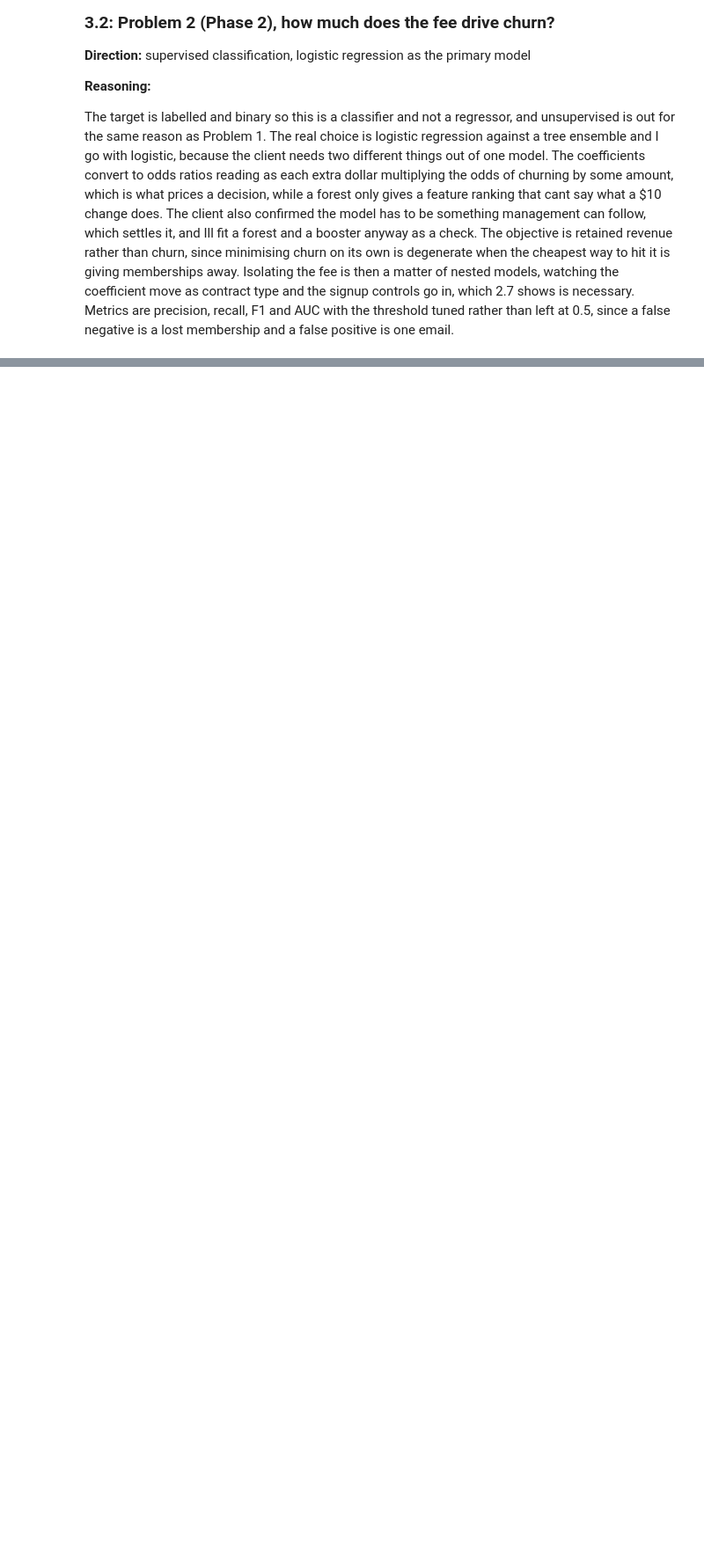
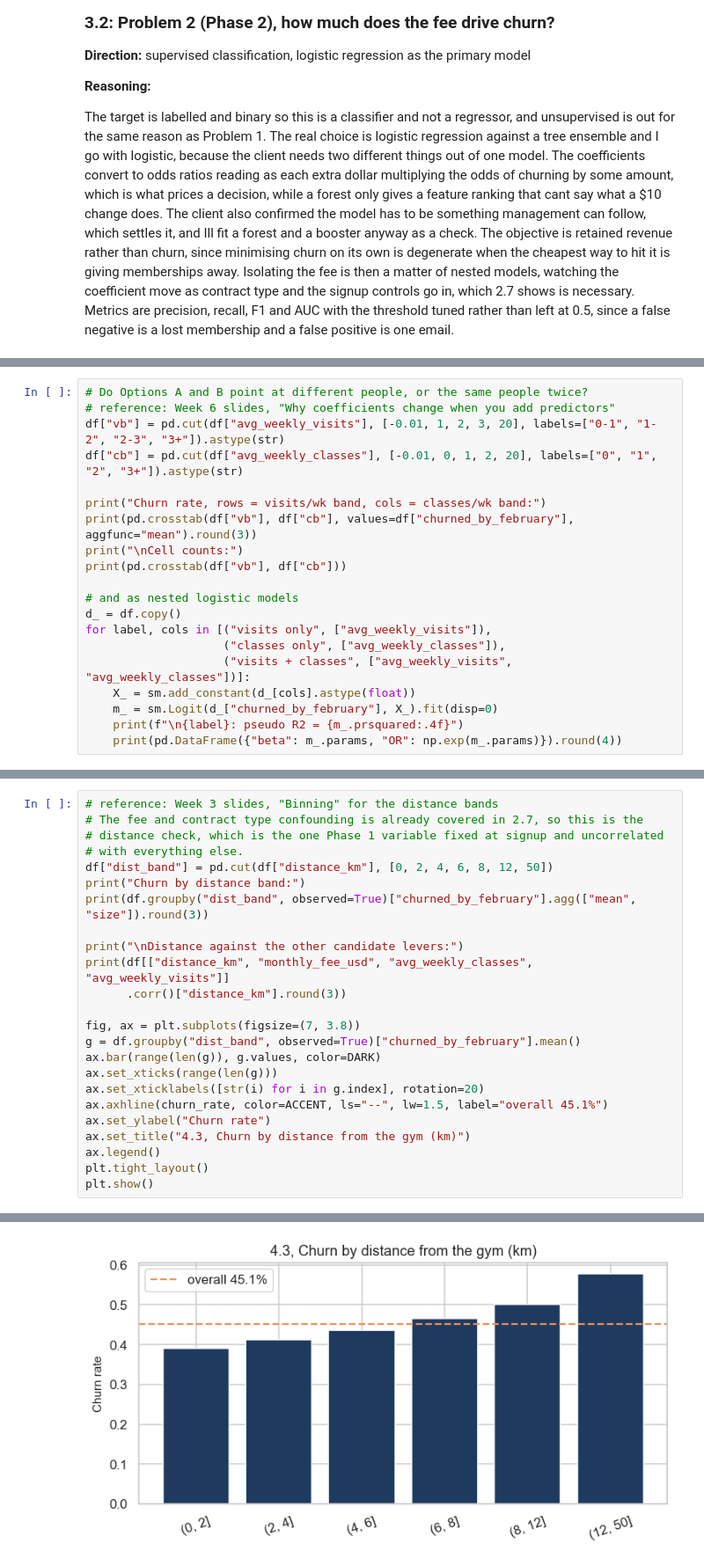
Before and after one commit to derekchengg/IAT461-Final-Assignment, a Jupyter notebook: IAT461_Final_DerekCheng_dca130.ipynb, the cells around one changed output, grey strips where cells are left out. Shown at 88% size. Cells and saved outputs as stored; diff of their text form; blank space fills up the shorter version.

```diff
--- a/IAT461_Final_DerekCheng_dca130.ipynb
+++ b/IAT461_Final_DerekCheng_dca130.ipynb
@@ -634,0 +771,20 @@ The target is labelled and binary so this is a classifier and not a regressor, a
+# %%
+# Do Options A and B point at different people, or the same people twice?
+# reference: Week 6 slides, "Why coefficients change when you add predictors"
+df["vb"] = pd.cut(df["avg_weekly_visits"], [-0.01, 1, 2, 3, 20], labels=["0-1", "1-2", "2-3", "3+"]).astype(str)
+df["cb"] = pd.cut(df["avg_weekly_classes"], [-0.01, 0, 1, 2, 20], labels=["0", "1", "2", "3+"]).astype(str)
+
+print("Churn rate, rows = visits/wk band, cols = classes/wk band:")
+print(pd.crosstab(df["vb"], df["cb"], values=df["churned_by_february"], aggfunc="mean").round(3))
+print("\nCell counts:")
+print(pd.crosstab(df["vb"], df["cb"]))
+
+# and as nested logistic models
+d_ = df.copy()
+for label, cols in [("visits only", ["avg_weekly_visits"]),
+                    ("classes only", ["avg_weekly_classes"]),
+                    ("visits + classes", ["avg_weekly_visits", "avg_weekly_classes"])]:
+    X_ = sm.add_constant(d_[cols].astype(float))
+    m_ = sm.Logit(d_["churned_by_february"], X_).fit(disp=0)
+    print(f"\n{label}: pseudo R2 = {m_.prsquared:.4f}")
+    print(pd.DataFrame({"beta": m_.params, "OR": np.exp(m_.params)}).round(4))
@@ -634,0 +820,25 @@ The target is labelled and binary so this is a classifier and not a regressor, a
+# %%
+# reference: Week 3 slides, "Binning" for the distance bands
+# The fee and contract type confounding is already covered in 2.7, so this is the
+# distance check, which is the one Phase 1 variable fixed at signup and uncorrelated
+# with everything else.
+df["dist_band"] = pd.cut(df["distance_km"], [0, 2, 4, 6, 8, 12, 50])
+print("Churn by distance band:")
+print(df.groupby("dist_band", observed=True)["churned_by_february"].agg(["mean", "size"]).round(3))
+
+print("\nDistance against the other candidate levers:")
+print(df[["distance_km", "monthly_fee_usd", "avg_weekly_classes", "avg_weekly_visits"]]
+      .corr()["distance_km"].round(3))
+
+fig, ax = plt.subplots(figsize=(7, 3.8))
+g = df.groupby("dist_band", observed=True)["churned_by_february"].mean()
+ax.bar(range(len(g)), g.values, color=DARK)
+ax.set_xticks(range(len(g)))
+ax.set_xticklabels([str(i) for i in g.index], rotation=20)
+ax.axhline(churn_rate, color=ACCENT, ls="--", lw=1.5, label="overall 45.1%")
+ax.set_ylabel("Churn rate")
+ax.set_title("4.3, Churn by distance from the gym (km)")
+ax.legend()
+plt.tight_layout()
+plt.show()
+# %% [output]
@@ -634,0 +861 @@ The target is labelled and binary so this is a classifier and not a regressor, a
+[figure, added]
```
Also changed, not shown: parts of 55 cells of this notebook, 1 other file.
